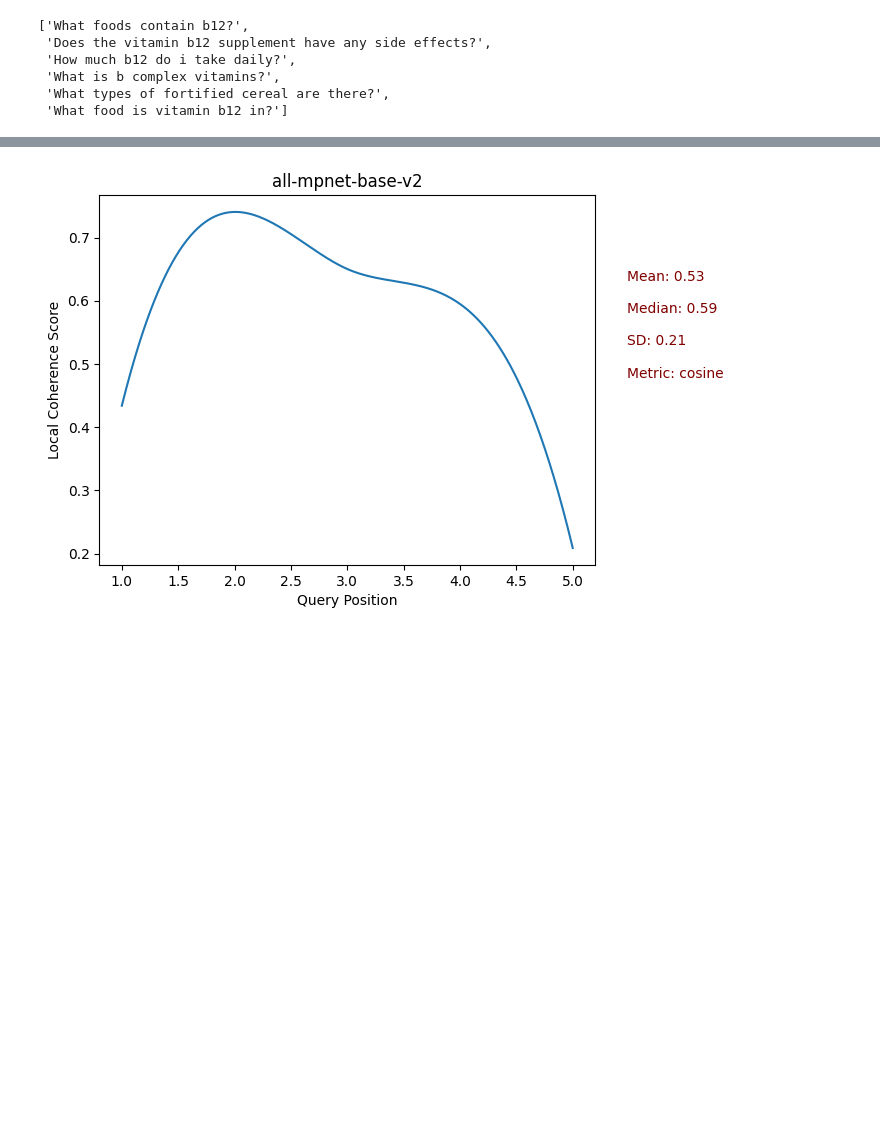
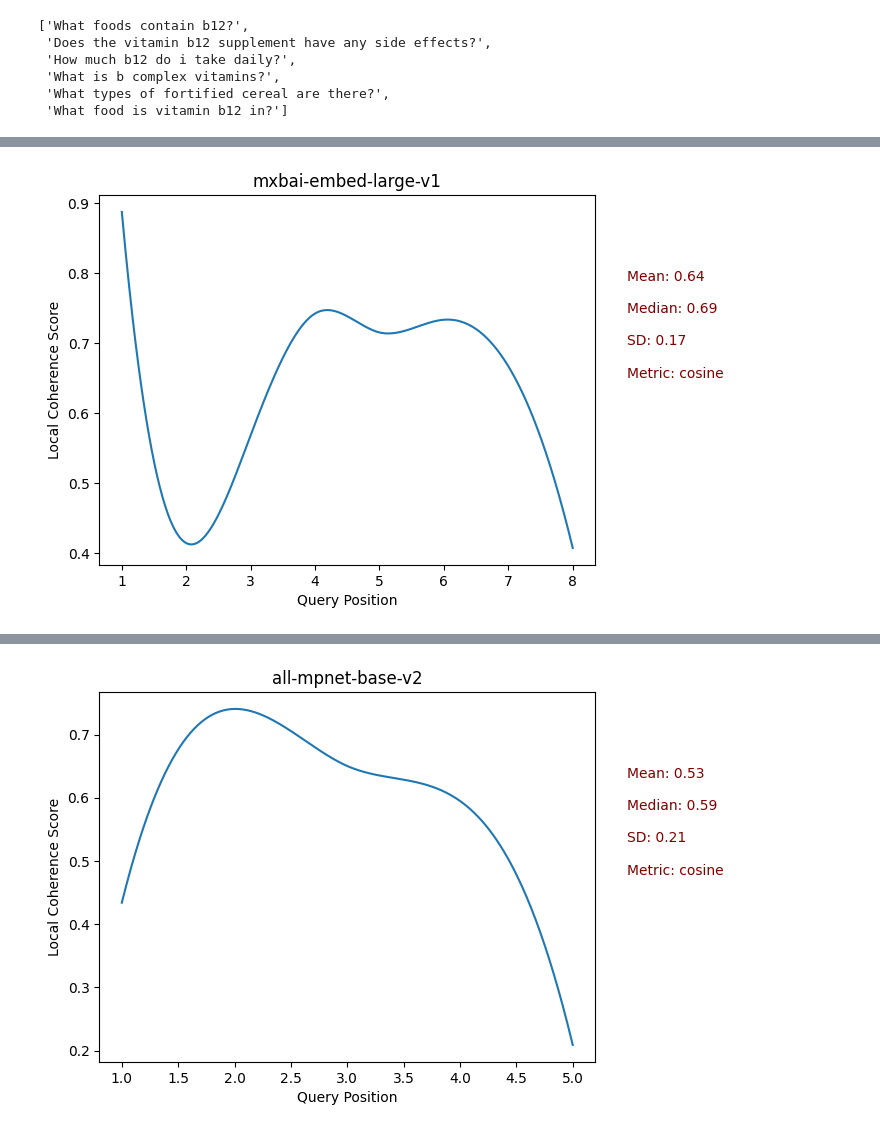
Before and after one commit to almasria/discourse_coherenc, a Jupyter notebook: components/notebook.ipynb, the cells around one changed output, grey strips where cells are left out. Saved outputs shown, nothing was run; the diff lists cells and outputs as text; code cells hidden in the pictures; blank space fills up the shorter version.

```diff
--- a/components/notebook.ipynb
+++ b/components/notebook.ipynb
@@ -564,0 +634,4 @@ sessions3_1 = data.export_sessions(embedding_model="mxbai-embed-large-v1", conte
+# %%
+sessions3_1.plot_local_coherence()
+# %% [output]
+[figure, added]
```
Also changed, not shown: parts of 19 cells of this notebook, 15 other files.
